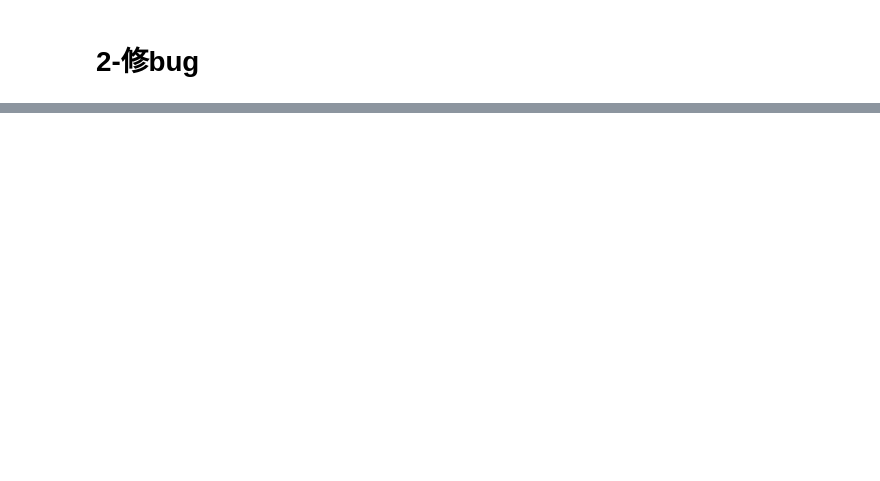
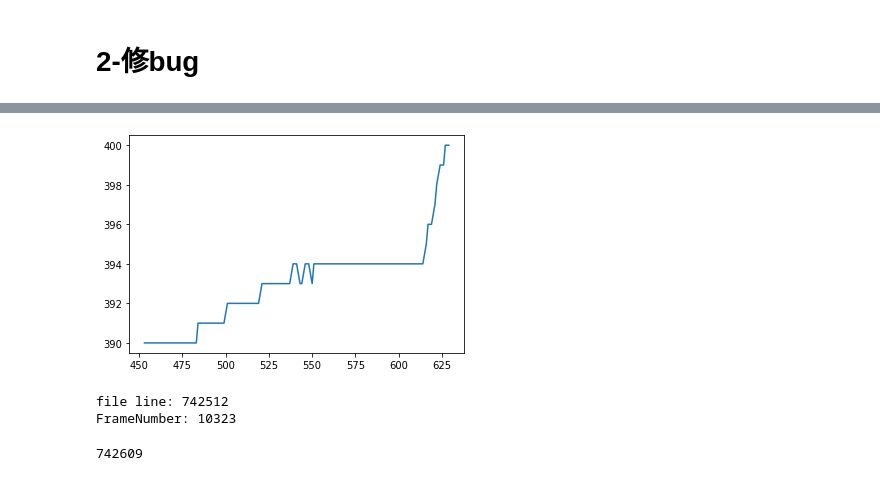
Before and after one commit to Wenlab/Extract_Colbert_Yaml_File, a Jupyter notebook: fix_bug.ipynb, the cells around one changed output, grey strips where cells are left out. Drawn from its saved outputs; the diff is of its cells as text; code cells hidden in the pictures; blank space fills up the shorter version.

```diff
--- a/fix_bug.ipynb
+++ b/fix_bug.ipynb
@@ -12,7 +12,7 @@ from Lib.YamlFrames import OpenYaml, GetWormName,Just_Get_Raw,Get_First_Frames,G
 
 time_start = time.time()
 
-workpath = '/home/data2/WormPoseData/ProcessingData/Temp/20210715_1627_w1'
+workpath = r'/home/data2/WormPoseData/ProcessingData/Temp/20210715_1627_w1'
 
 wormname = workpath.split('/')[-1]
 print("Extract:",wormname)
@@ -41,6 +96,7 @@ print('time cost:',time_end-time_start,'s')
 # %%
 # 有问题的
 #  20210715_1627_w1 20210715_1636_w2 20210715_1648_w4
+# 20210715_1627_w1 有缺失centerline 没识别出来
 
 #  20210715_1659_w1w:
 # Items of 'xdata' vector must satisfy the condition: x1 < x2 < ... < xN
@@ -51,13 +107,20 @@ print('time cost:',time_end-time_start,'s')
 import os
 import time
 
-workpath = r'H:\WenLabData\LPJ\wen1120 pre 20210715\YamlFiles\20210715_1659_w1w.yaml'
+# workpath = r'H:\WenLabData\LPJ\wen1120 pre 20210715\YamlFiles\20210715_1659_w1w.yaml'
+# wormname = workpath.split('\\')[-1]
+# wormname = wormname.split('.')[0]
+# print("Extract:",wormname)
+# 改变这行填入你的Yaml文件地址
+# yaml_path = os.path.join(workpath)
 
-wormname = workpath.split('\\')[-1]
+workpath = r'/home/data2/WormPoseData/ProcessingData/Temp/20210715_1659_w1w'
+wormname = workpath.split('/')[-1]
 wormname = wormname.split('.')[0]
 print("Extract:",wormname)
 # 改变这行填入你的Yaml文件地址
-yaml_path = os.path.join(workpath)
+yaml_path = os.path.join(workpath,wormname,wormname+'.yaml')
+
 
 def OpenYaml(yaml_path:str):
     Yaml_file = []
@@ -265,7 +337,7 @@ YamlFiles.DefaultGridSizeForNonProtocolIllum = Get_DefaultGrid(ListFile)
 
 
 
-for i in range(0, int(real_frames)):
+for i in range(0, int(real_frames)-1):
     print(i)
     framelist = Get_Any_Frame(ListFile,framesline,i+1)  # 提取的一帧的内容
     frame = Extract_OneFrame(framelist)
@@ -313,2 +400,2 @@ print(7529+19843)
 # %%
-centerline = YamlFiles.Centerline
+centerlines = YamlFiles.Centerline
@@ -314,0 +516,14 @@ centerline = YamlFiles.Centerline
+# %%
+import matplotlib.pyplot as plt
+centerline = centerlines[7501,:,:]
+plt.plot(centerline[0,:],centerline[1,:],label = 'Yaml Raw')
+plt.show()
+# %% [output]
+[figure, added]
+# %%
+from Lib.YamlFrames import Get_Real_Line_num
+Get_Real_Line_num(ListFile,7501)
+# %% [output]
+file line: 742512
+FrameNumber: 10323
+742609
```
Also changed, not shown: parts of 15 cells of this notebook, 1 other file.
